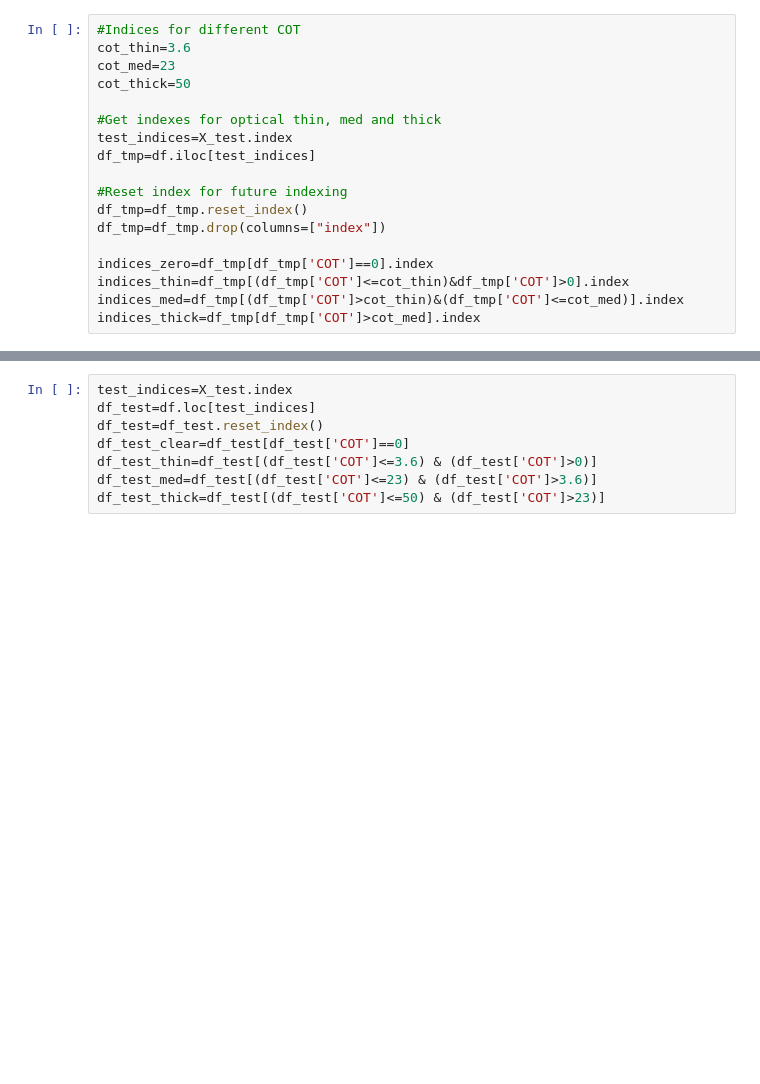
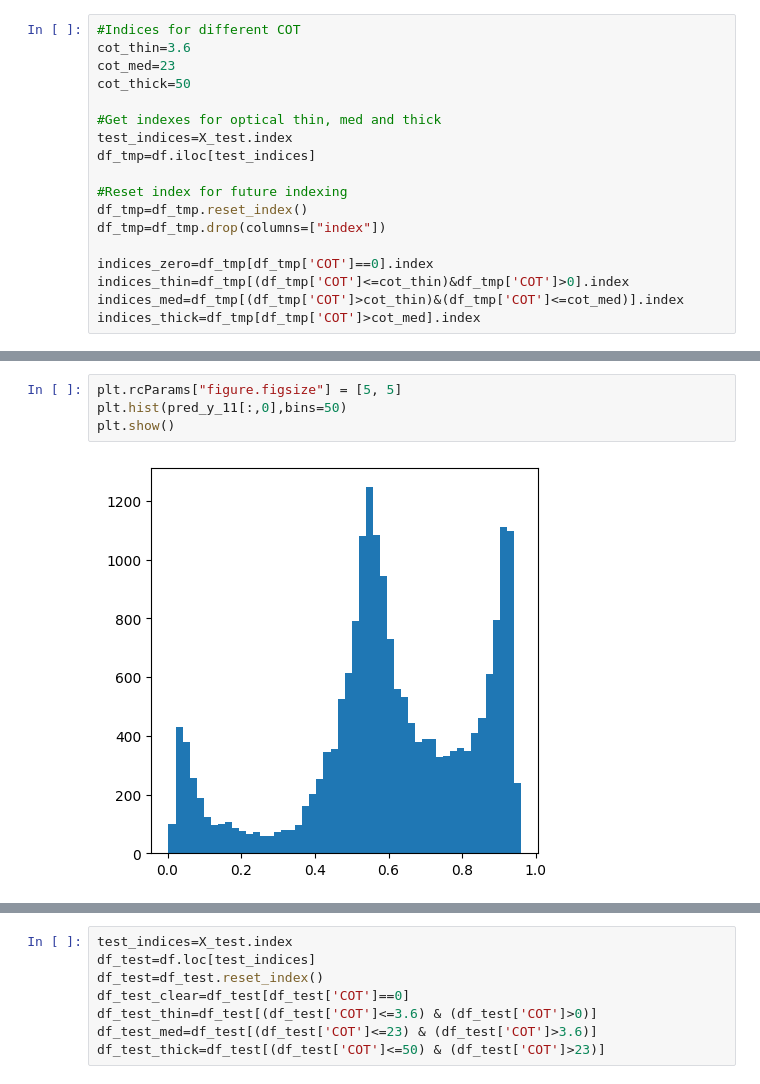
Before and after one commit to filipronn/SEEX30_Cloud_Fog, a Jupyter notebook: Cloud_rm/evaluate_model.ipynb, the cells around one changed output, grey strips where cells are left out. Saved outputs shown, nothing was run; the diff lists cells and outputs as text; blank space fills up the shorter version.

```diff
--- a/Cloud_rm/evaluate_model.ipynb
+++ b/Cloud_rm/evaluate_model.ipynb
@@ -271,0 +455,6 @@ Text(0.5, 1.0, '23 < COT < 50 (thick)')
+# %%
+plt.rcParams["figure.figsize"] = [5, 5]
+plt.hist(pred_y_11[:,0],bins=50)
+plt.show()
+# %% [output]
+[figure, added]
```
Also changed, not shown: parts of 24 cells of this notebook, 17 other files.
